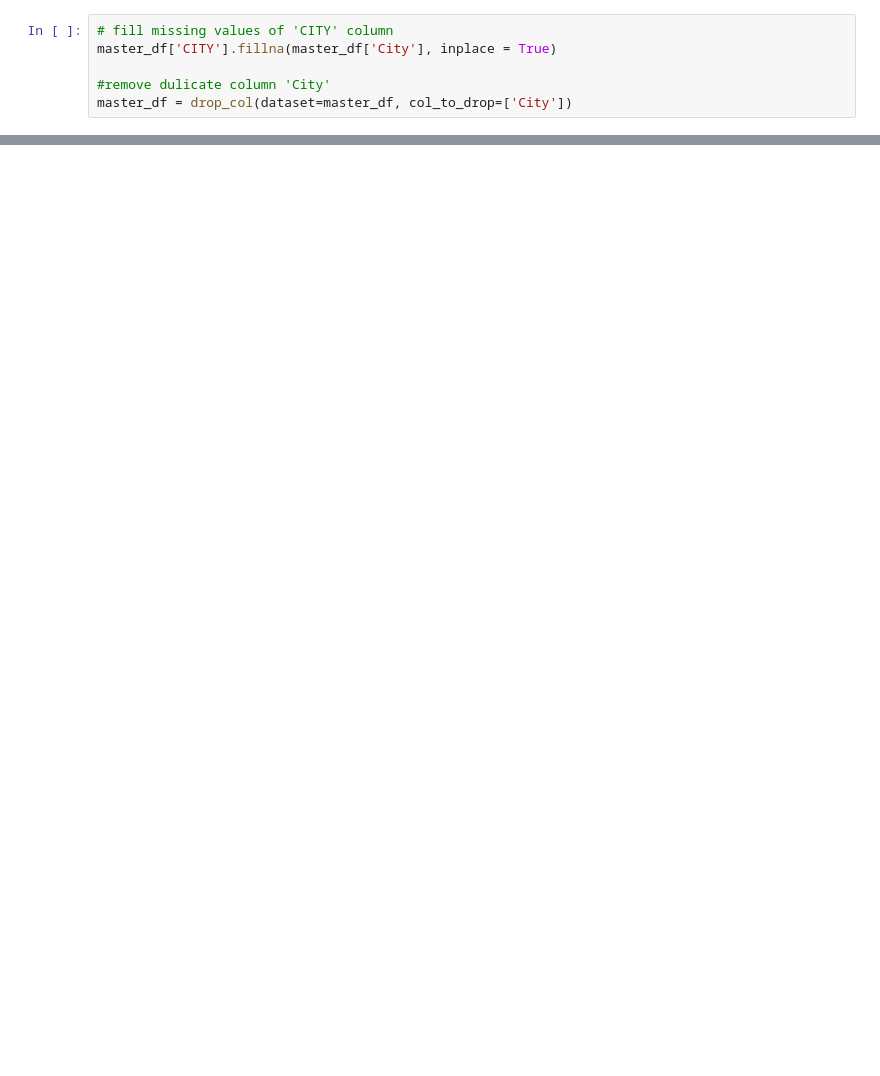
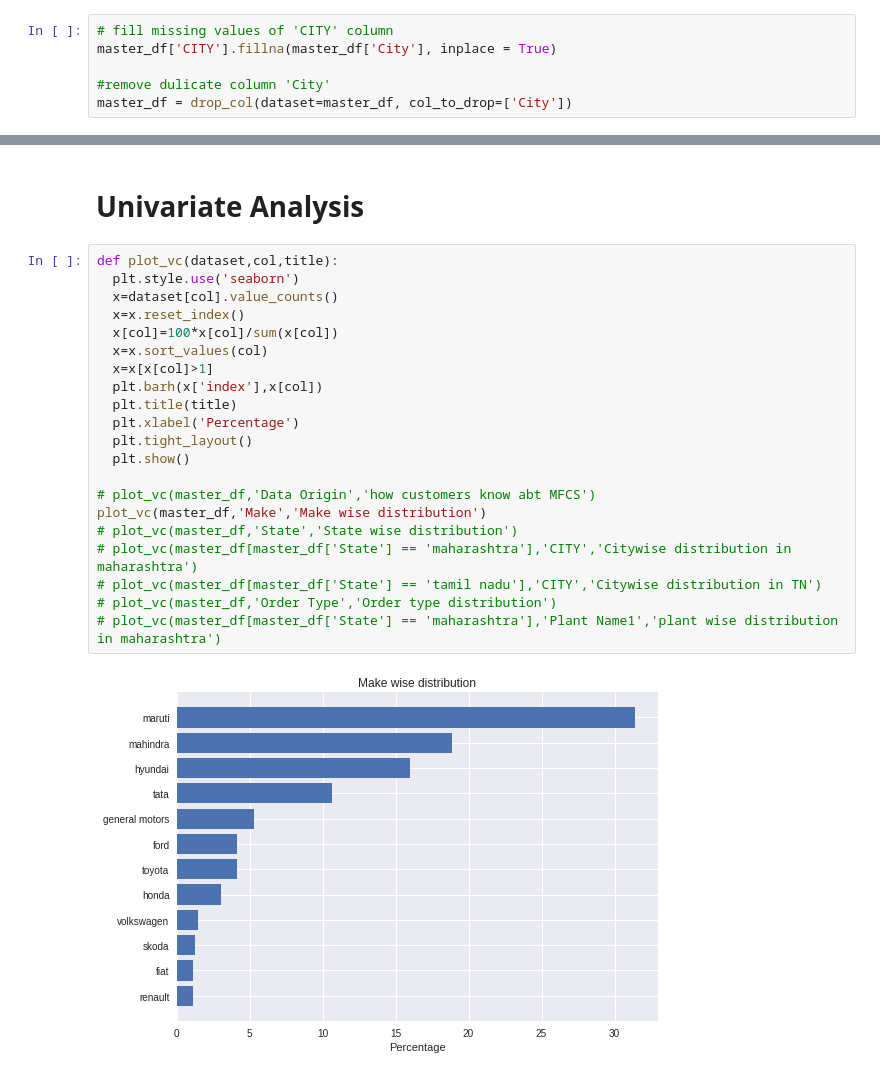
Before and after one commit to tripidhoble/Hackathon-Projects, a Jupyter notebook: MFC_Capstone.ipynb, the cells around one changed output, grey strips where cells are left out. Drawn from its saved outputs; the diff is of its cells as text; blank space fills up the shorter version.

```diff
--- a/MFC_Capstone.ipynb
+++ b/MFC_Capstone.ipynb
@@ -271,0 +376,25 @@ master_df.sample(3)
+# %% [markdown]
+# **Univariate Analysis**
+# %%
+def plot_vc(dataset,col,title):
+  plt.style.use('seaborn')
+  x=dataset[col].value_counts()
+  x=x.reset_index()
+  x[col]=100*x[col]/sum(x[col])
+  x=x.sort_values(col)
+  x=x[x[col]>1]
+  plt.barh(x['index'],x[col])
+  plt.title(title)
+  plt.xlabel('Percentage')
+  plt.tight_layout()
+  plt.show()
+
+# plot_vc(master_df,'Data Origin','how customers know abt MFCS')
+plot_vc(master_df,'Make','Make wise distribution')
+# plot_vc(master_df,'State','State wise distribution')
+# plot_vc(master_df[master_df['State'] == 'maharashtra'],'CITY','Citywise distribution in maharashtra')
+# plot_vc(master_df[master_df['State'] == 'tamil nadu'],'CITY','Citywise distribution in TN')
+# plot_vc(master_df,'Order Type','Order type distribution')
+# plot_vc(master_df[master_df['State'] == 'maharashtra'],'Plant Name1','plant wise distribution in maharashtra')
+# %% [output]
+[figure, added]
```
Also changed, not shown: parts of 30 cells of this notebook.
